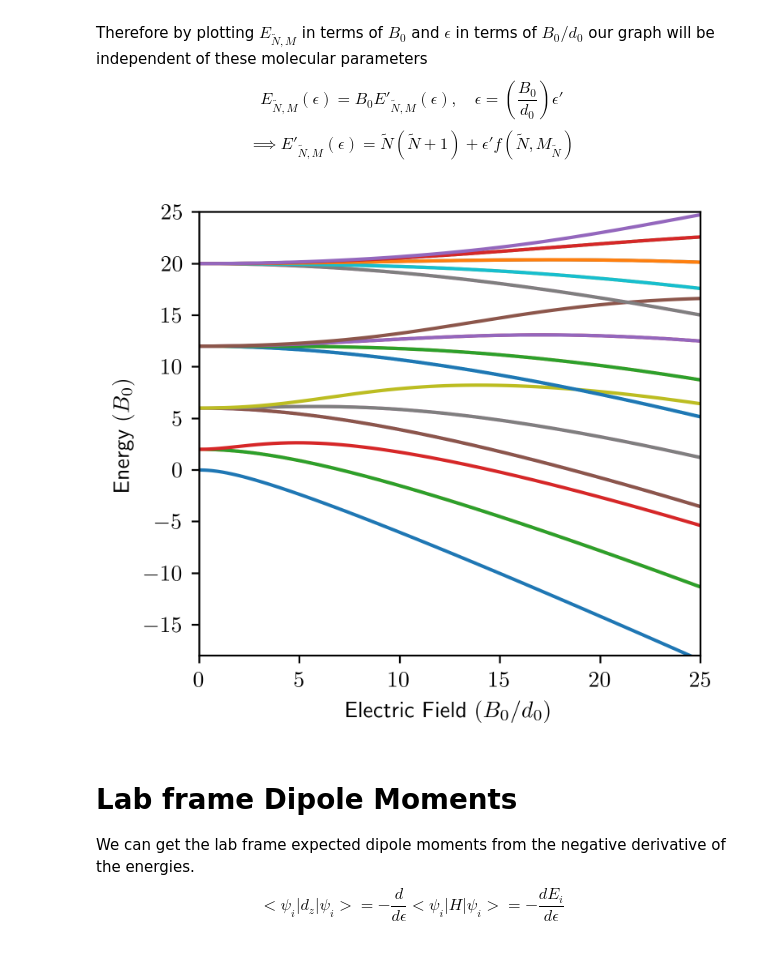
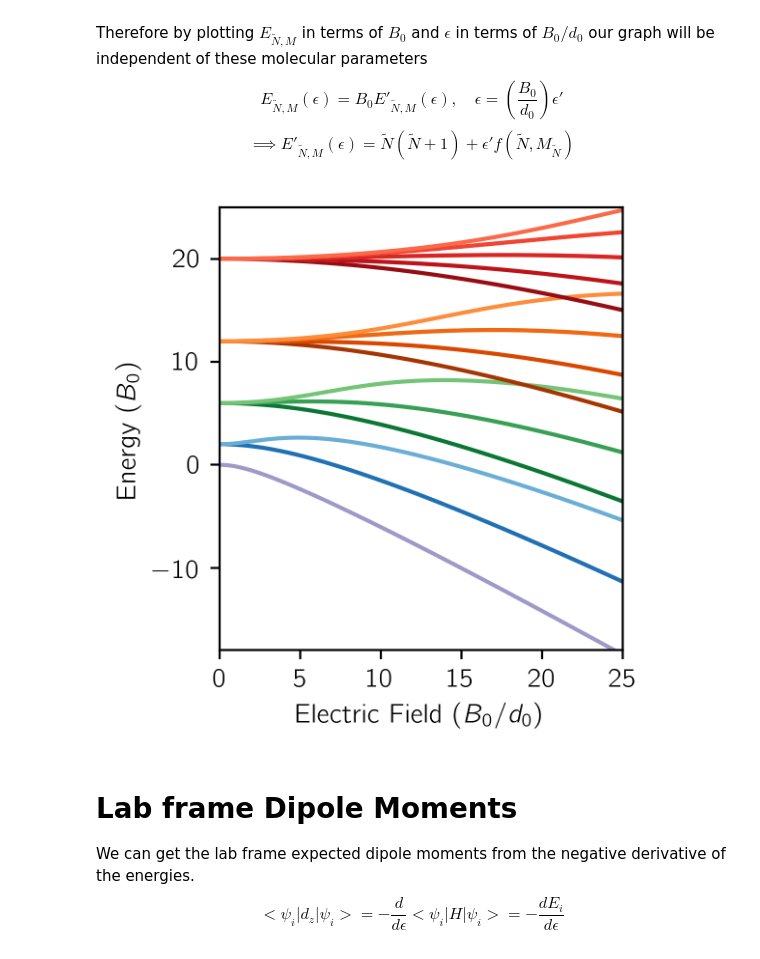
Before and after one commit to tomhepz/MolecularEnergyLevels, a Jupyter notebook: notebooks/raw-dc-stark.ipynb, the cells around one changed output. Cells and saved outputs as stored; diff of their text form; code cells hidden in the pictures.

Commit message:
Added more plots

```diff
--- a/notebooks/raw-dc-stark.ipynb
+++ b/notebooks/raw-dc-stark.ipynb
@@ -19,6 +19,8 @@ plt.rcParams["figure.autolayout"] = True
 plt.rcParams['figure.figsize'] = (4, 3.5)
 plt.rcParams['figure.dpi'] = 200
 
+plt.rc('text.latex', preamble=r'\usepackage[T1]{fontenc}\usepackage{cmbright}')
+
 %matplotlib inline
 %config InlineBackend.figure_format = 'retina'
 # %% [markdown]
@@ -36,7 +38,7 @@ N_MAX = 7  #  No. of Rotational base states 0 <= N <= N_MAX
 
 E_MIN = 1e-2  # Min E Field in kV/cm, non-zero to stop 3-fold degeneracy at 0 field.
 E_MAX = 20  # Max E Field in kV/cm
-E_STEPS = 200  # Resolution of E Field range
+E_STEPS = 400  # Resolution of E Field range
 
 POLAR_PLOT_RES = 50
 
@@ -205,13 +228,14 @@ energies, states = sort_smooth(energies, states)
 # %%
 fig, (ax1, ax2) = plt.subplots(2, 1, sharex=True)
 
-state = state_to_pos(3, 1)
+state = state_to_pos(1, 0)
 probs, reals = [], []
 for coefn in range(STATE_COUNT):
     probs.append(np.abs(states[:, coefn, state]) ** 2)
     reals.append(states[:, coefn, state].real)
 
-ax1.stackplot(E * 1e-5, probs)
+col = cm.plasma(np.linspace(0, 1, 10))
+ax1.stackplot(E * 1e-5, probs,colors=col)
 ax1.set_ylabel(r"$|c_n|^2$")
 ax1.set_ylim(0, 1.2)
 
@@ -249,18 +296,22 @@ $$E_{\tilde{N},M}(\epsilon) =  B_0 E'_{\tilde{N},M}(\epsilon),\quad \epsilon =
 $$\implies E'_{\tilde{N},M}(\epsilon) = \tilde{N} (\tilde{N}+1) + \epsilon' f(\tilde{N},M_\tilde{N})$$
 # %%
 # Generalised Units code
-fig, ax = plt.subplots()
+fig, ax = plt.subplots(figsize=(3,3))
 
-for i, N, M in state_iter(N_MAX):
-    ax.plot(E * (D_0 / B_0), energies[:, i] / B_0)
+cmaps = ['Purples','Blues','Greens','Oranges','Reds']
+# cmap = cm.get_cmap('jet')
+for i, N, M in state_iter(4):
+    cmap = cm.get_cmap(cmaps[N])
+    col = cmap((M+N+1)/(2*N+2))
+    ax.plot(E * (D_0 / B_0), energies[:, i] / B_0,c=col)
 
 ax.set_xlabel("Electric Field $(B_0/d_0)$")
 ax.set_ylabel("Energy $(B_0)$")
 ax.set_xlim(0, 25)
 ax.set_ylim(-18, 25)
-fig.show()
+fig.savefig('../images/normalised-stark-shift.pdf')
 # %% [output]
-[figure, old version]
+[figure, new version]
 # %% [markdown]
 # Lab frame Dipole Moments
 We can get the lab frame expected dipole moments from the negative derivative of the energies.
```
Also changed, not shown: parts of 11 cells of this notebook, 16 other files.
